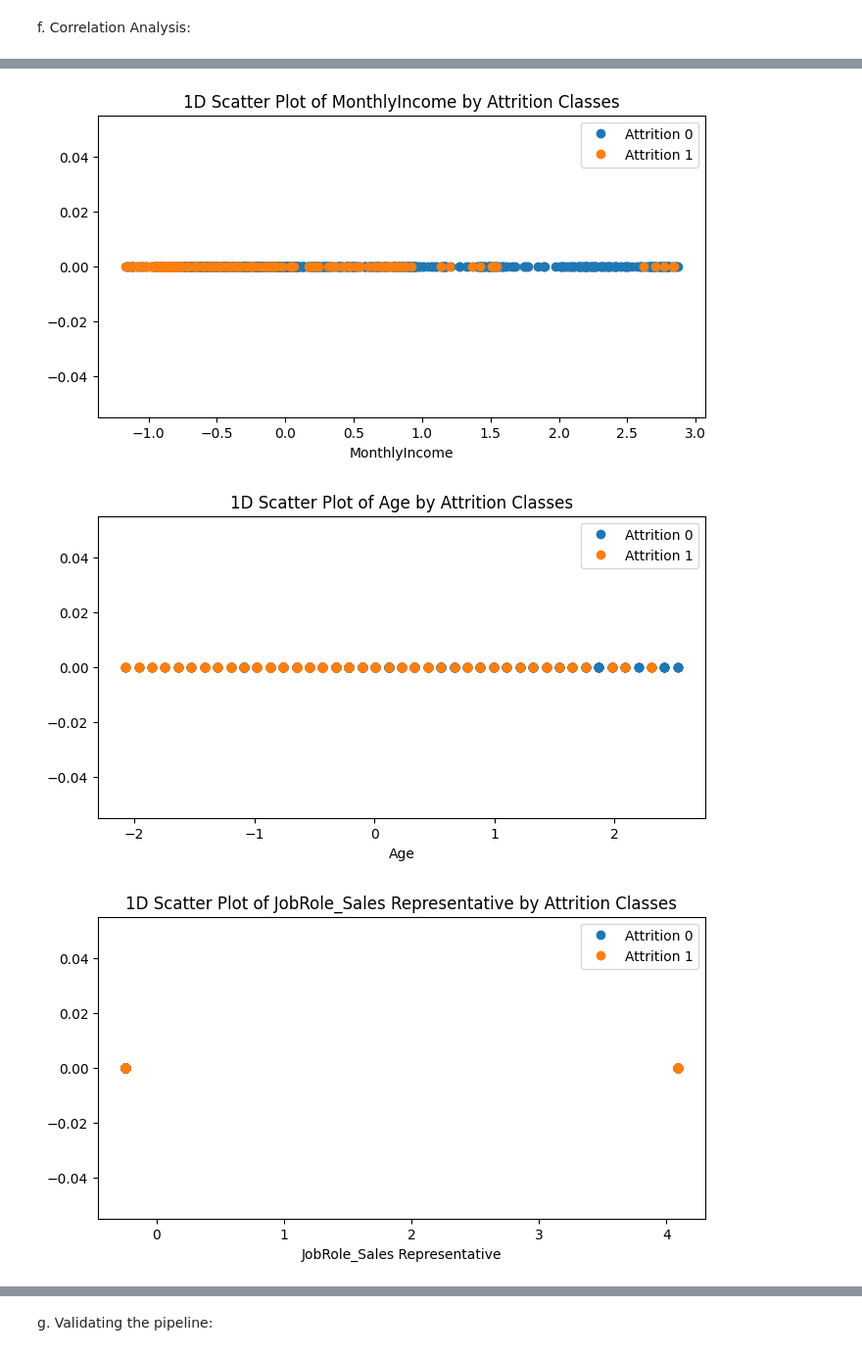
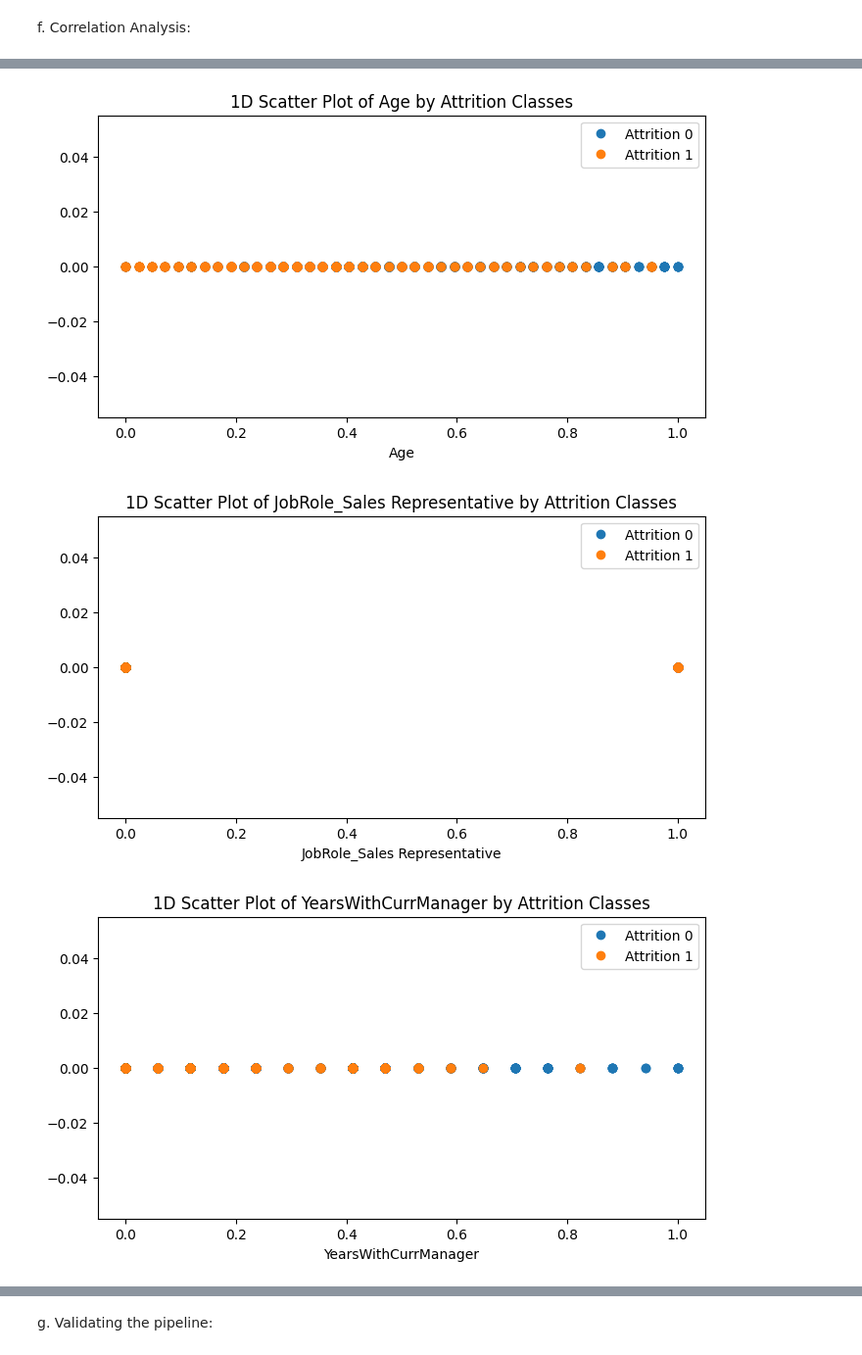
Before and after one commit to sksaifullahhafiz1099/Machine_Learning---CSE-472, a Jupyter notebook: Offline-1/1905114.ipynb, the cells around one changed output, grey strips where cells are left out. Shown: that part at 98% size. Saved outputs shown, nothing was run; the diff lists cells and outputs as text; code cells hidden in the pictures.

```diff
--- a/Offline-1/1905114.ipynb
+++ b/Offline-1/1905114.ipynb
@@ -58,5 +58,10 @@ b. Data Cleaning
 # dropping row if target is null
 dataframe.dropna(subset=['Attrition'], inplace=True)
 # %%
-# replacing any null values with columnwise mean
+# replacing any null number values with columnwise mean:
 dataframe.fillna(dataframe.select_dtypes(include=['number']).mean(), inplace=True)
+
+# replacing any null object values with columnwise most frequent:
+for column in dataframe.select_dtypes(include=['object']).columns:
+    most_frequent = dataframe[column].mode()[0]
+    dataframe[column].fillna(most_frequent, inplace=True)
@@ -74,15 +118,6 @@ d.  Conversion of features into numeric values
 # %%
 # List of columns to convert to categorical
-categorical_columns = [
-    'BusinessTravel',
-    'Department',
-    'EducationField',
-    'Gender',
-    'JobRole',
-    'MaritalStatus',
-    'Over18',
-    'OverTime'
-]
+categorical_columns = Features.select_dtypes(include=['object']).columns.tolist()
 
 # Convert non numeric columns to categorical type
 for col in categorical_columns:
@@ -157,22 +192,30 @@ dtype: object
 e. Scaling of the features
 # %%
 # scaling type
-#scaling_type = "minmax"
-scaling_type = "standard"
+scaling_type = "minmax"
+#scaling_type = "standard"
 
-def scaling(scaling_type):
+def scaling(Features, scaling_type):
+    # Identify binary columns (columns with only two unique values)
+    binary_columns = [col for col in Features.columns if len(Features[col].unique()) == 2]
+
+    # Separate binary and non-binary columns
+    non_binary_columns = Features.columns.difference(binary_columns)
+
     if scaling_type == "minmax":
         from sklearn.preprocessing import MinMaxScaler
         scaler = MinMaxScaler()
-        features_normalized = scaler.fit_transform(Features) #fit between 0 and 1
-        return features_normalized
     elif scaling_type == "standard":
         from sklearn.preprocessing import StandardScaler
         scaler = StandardScaler()
-        features_normalized = scaler.fit_transform(Features) #It transforms the data so that it has a mean of 0 and a standard deviation of 1
-        return features_normalized
 
-features_normalized = scaling(scaling_type)
+    # Apply scaling only to non-binary columns
+    Features_scaled = Features.copy()
+    Features_scaled[non_binary_columns] = scaler.fit_transform(Features[non_binary_columns])
+
+    return Features_scaled
+
+features_normalized = scaling(Features,scaling_type)
 # %% [markdown]
 f. Correlation Analysis:
 # %%
@@ -229,10 +272,9 @@ dtype: float64
 import matplotlib.pyplot as plt
 import numpy as np
 
-
 # Assuming 'correlations' is a Pandas Series with feature correlation values
 # Sort correlations and get the top 20
-top_20_features = correlations.abs().sort_values(ascending=False).head(20).index
+top_20_features = top_20_correlations.index
 
 # Loop through each of the top 20 features
 for feature in top_20_features:
@@ -259,3 +301,3 @@ for feature in top_20_features:
-[figure, old version]
+[figure, new version]
-[figure, old version]
+[figure, new version]
-[figure, old version]
+[figure, new version]
```
Also changed, not shown: parts of 10 cells of this notebook, 1 other file.
